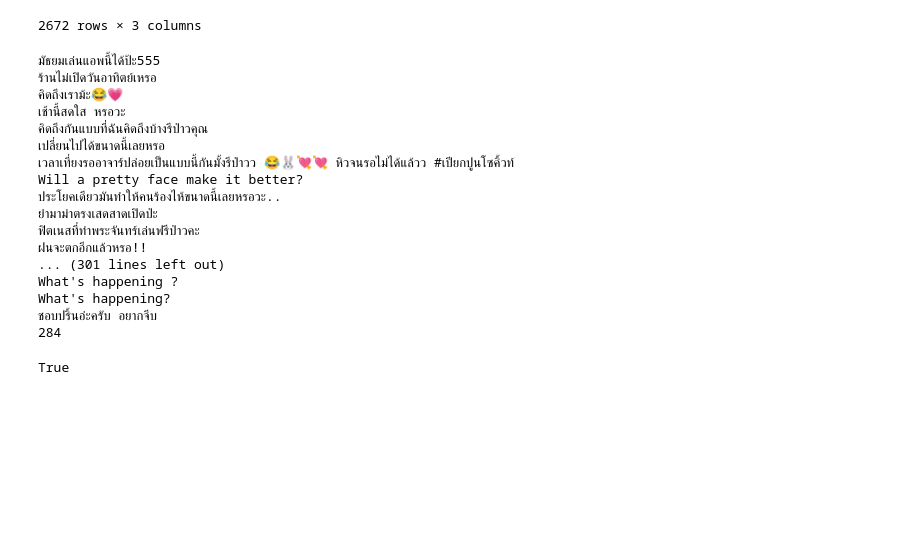
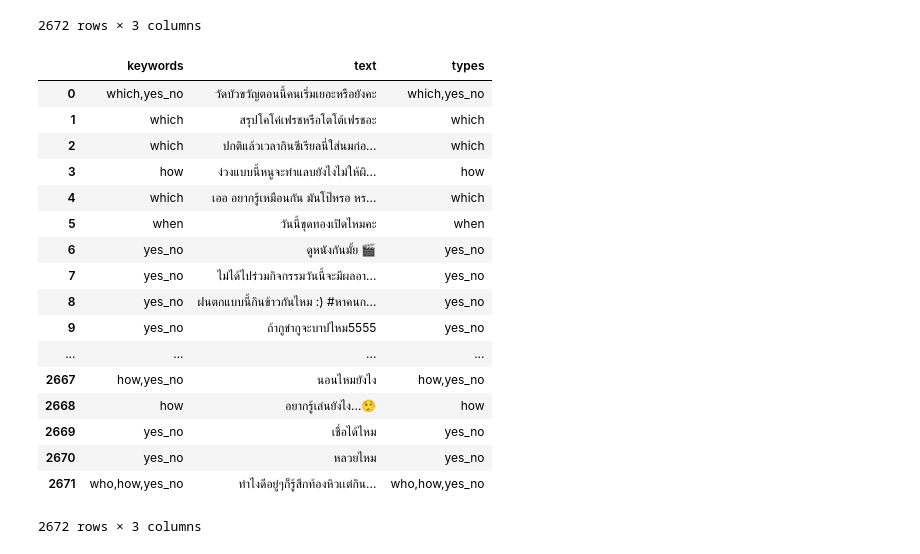
Before and after one commit to tanakitti/pos_feature, a Jupyter notebook: clean_text.ipynb, the cells around one changed output. Saved outputs shown, nothing was run; the diff lists cells and outputs as text; code cells hidden in the pictures; blank space fills up the shorter version.

Commit message:
update find keywords and type

```diff
--- a/clean_text.ipynb
+++ b/clean_text.ipynb
@@ -189,32 +189,41 @@ df
 2672 rows × 3 columns
 # %%
 count = 0
+data = []
 for t in df['text']:
-#     print(t,fine_ques_type(t))
-    if len(fine_ques_type(t)) == 0:
-        print(t)
-        count +=1
 
-print(count)
+    topics = ','.join(fine_ques_type(t))
+
+    types = ','.join(fine_ques_type(t))
+    data.append({
+        'text':t,
+        'types':types,
+        'keywords':topics
+    })
+
+# #     print(t,fine_ques_type(t))
+#     if len(fine_ques_type(t)) == 0:
+#         print(t)
+#         count +=1
-# %% [output]
-มัธยมเล่นแอพนี้ได้ป้ะ555
-ร้านไม่เปิดวันอาทิตย์เหรอ
-คิดถึงเราม้ะ😂💗
-เช้านี้สดใส หรอวะ
-คิดถึงกันแบบที่ฉันคิดถึงบ้างรึป่าวคุณ
-เปลี่ยนไปได้ขนาดนี้เลยหรอ
-เวลาเที่ยงรออาจาร์ปล่อยเป็นแบบนี้กันมั้งรึป่าวว 😂🐰💘💘 หิวจนรอไม่ได้แล้วว #เปียกปูนโซคิ้วท์
-Will a pretty face make it better?
-ประโยคเดียวมันทำให้คนร้องไห้ขนาดนี้เลยหรอวะ..
-ยำมาม่าตรงเสดสาดเปิดป่ะ
-ฟิตเนสที่ท่าพระจันทร์เล่นฟรีป่าวคะ
-ฝนจะตกอีกแล้วหรอ!!
-... (301 lines left out)
-What's happening ?
-What's happening?
-ชอบปริ้นอ่ะครับ อยากจีบ
-284
-# %%
-print('ยังไง' in 'อยากรู้เล่นยังไง...🤥')
-# %% [output]
-True
+# %%
+df = pd.DataFrame(data)
+df['tex']
+# %% [output]
+|  | keywords | text | types |
+| 0 | which,yes_no | วัดบัวขวัญตอนนี้คนเริ่มเยอะหรือยังคะ | which,yes_no |
+| 1 | which | สรุปโคโค่เฟรชหรือโตโต้เฟรชอะ | which |
+| 2 | which | ปกติแล้วเวลากินซีเรียลนี่ใส่นมก่อ... | which |
+| 3 | how | ง่วงแบบนี้หนูจะทำแลบยังไงไม่ให้ผิ... | how |
+| 4 | which | เออ อยากรู้เหมือนกัน มันโป๊หรอ หร... | which |
+| 5 | when | วันนี้ขุดทองเปิดไหมคะ | when |
+| 6 | yes_no | ดูหนังกันมั้ย 🎬 | yes_no |
+| 7 | yes_no | ไม่ได้ไปร่วมกิจกรรมวันนี้จะมีผลอา... | yes_no |
+| 8 | yes_no | ฝนตกแบบนี้กินข้าวกันไหม :) #หาคนก... | yes_no |
+| 9 | yes_no | ถ้ากูขำกูจะบาปไหม5555 | yes_no |
+| ... | ... | ... | ... |
+| 2667 | how,yes_no | นอนไหมยังไง | how,yes_no |
+| 2668 | how | อยากรู้เล่นยังไง...🤥 | how |
+| 2669 | yes_no | เชื่อได้ไหม | yes_no |
+| 2670 | yes_no | หลวยไหม | yes_no |
+| 2671 | who,how,yes_no | ทำไงดีอยู่ๆก็รู้สึกท้องหิวเเต่กิน... | who,how,yes_no |
+2672 rows × 3 columns
```
Also changed, not shown: parts of 2 cells of this notebook.
